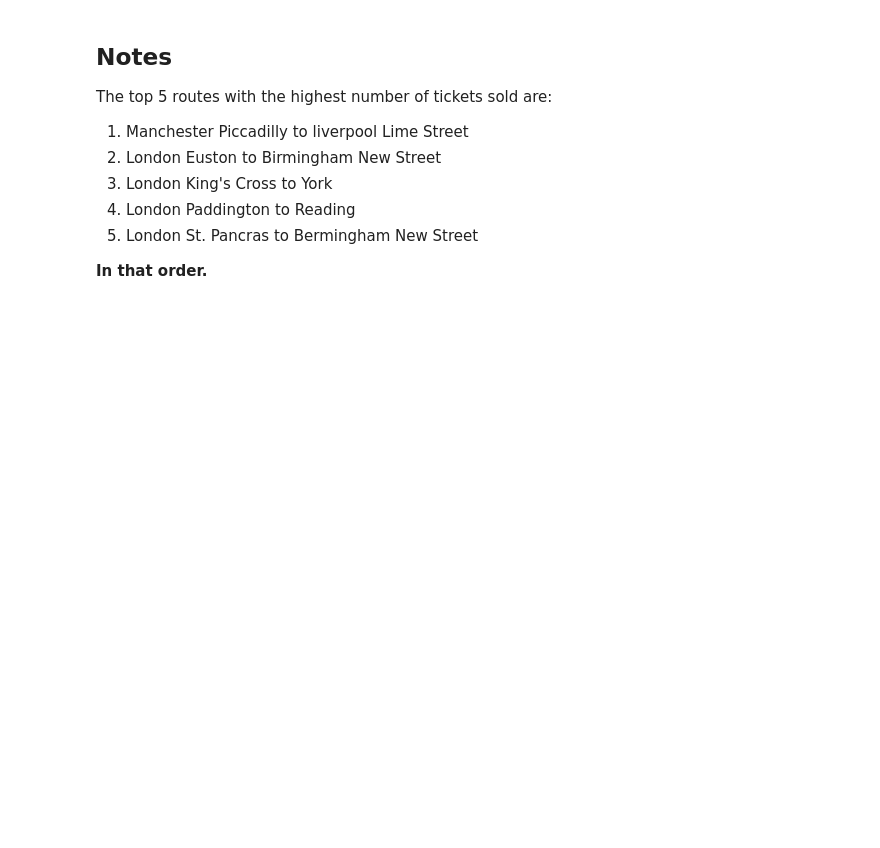
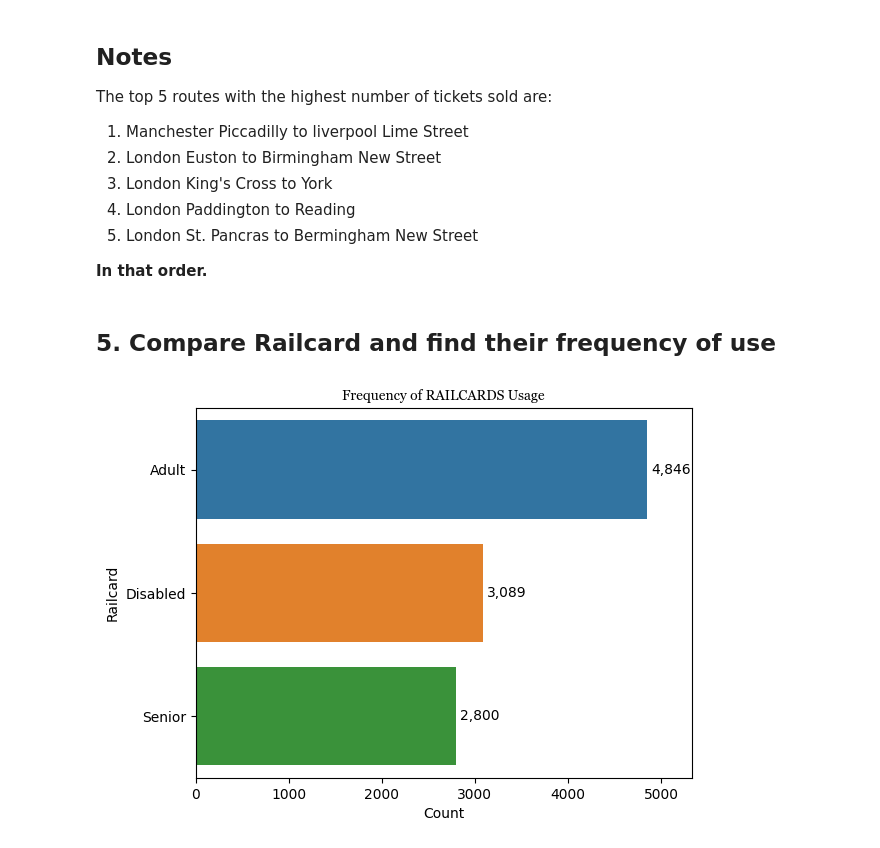
Before and after one commit to murithidenisgitobu/UK-Railway-Data-Analysis-Project, a Jupyter notebook: Jupyter Notebook/uk_railway.ipynb, the cells around one changed output. Saved outputs shown, nothing was run; the diff lists cells and outputs as text; code cells hidden in the pictures; blank space fills up the shorter version.

```diff
--- a/Jupyter Notebook/uk_railway.ipynb
+++ b/Jupyter Notebook/uk_railway.ipynb
@@ -378,3 +378,22 @@ The top 5 routes with the highest number of tickets sold are:
 
 
 __In that order.__
+# %% [markdown]
+## 5. Compare Railcard and find their frequency of use
+# %%
+# Count RailCards
+railcards_usage = uk_railway_data["Railcard"].value_counts().reset_index(name="Count")
+
+# Plot a barplot to visualize most usage of railcards
+# This will clearly show thier frequency of usage
+ax = sns.barplot(data=railcards_usage, x="Count", y="Railcard", hue="Railcard")
+
+# Add title
+plt.title("Frequency of RAILCARDS Usage", font="Georgia")
+
+# Add data labels
+for container in ax.containers:
+    ax.bar_label(container, fmt='{:,.0f}', padding=3)
+    ax.margins(x=0.1)
+# %% [output]
+[figure, added]
```
